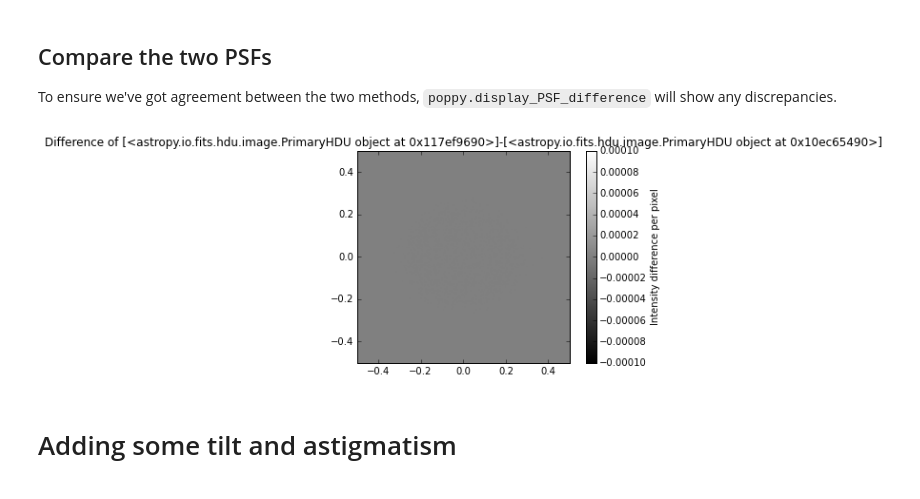
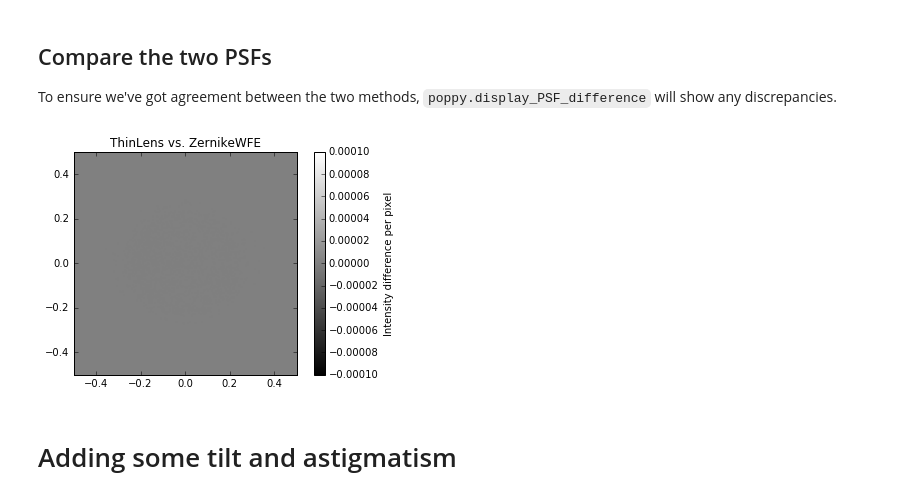
Before and after one commit to spacetelescope/poppy, a Jupyter notebook: notebooks/ThinLens_ZernikeWFE_and_ParameterizedWFE.ipynb, the cells around one changed output. Drawn from its saved outputs; the diff is of its cells as text; code cells hidden in the pictures.

```diff
--- a/notebooks/ThinLens_ZernikeWFE_and_ParameterizedWFE.ipynb
+++ b/notebooks/ThinLens_ZernikeWFE_and_ParameterizedWFE.ipynb
@@ -44,7 +44,7 @@ osys = poppy.OpticalSystem()
 circular_aperture = poppy.CircularAperture(radius=RADIUS)
 osys.addPupil(circular_aperture)
 
-thinlens = poppy.ThinLens(nwaves=1.0, reference_wavelength=WAVELENGTH, radius=RADIUS)
+thinlens = poppy.ThinLens(nwaves=NWAVES, reference_wavelength=WAVELENGTH, radius=RADIUS)
 osys.addPupil(thinlens)
 
 osys.addDetector(pixelscale=PIXSCALE, fov_arcsec=FOV)
@@ -91,9 +91,9 @@ plt.tight_layout()
 
 To ensure we've got agreement between the two methods, `poppy.display_PSF_difference` will show any discrepancies.
 # %%
-poppy.display_PSF_difference(psf, psf_with_zernikewfe)
+poppy.display_PSF_difference(psf, psf_with_zernikewfe, title='ThinLens vs. ZernikeWFE')
 # %% [output]
-[figure, old version]
+[figure, new version]
 # %% [markdown]
 # Adding some tilt and astigmatism
 # %%
```
Also changed, not shown: parts of 7 cells of this notebook.
